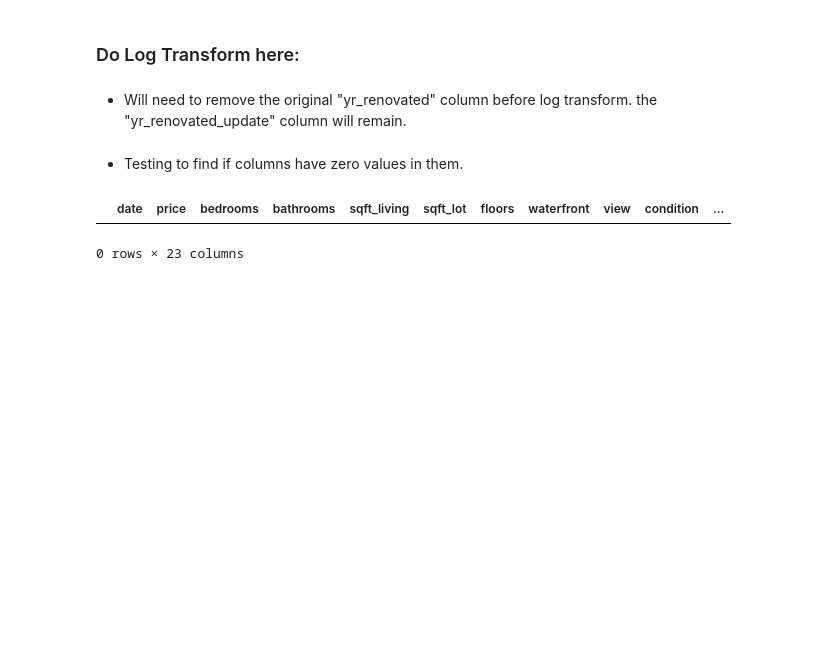
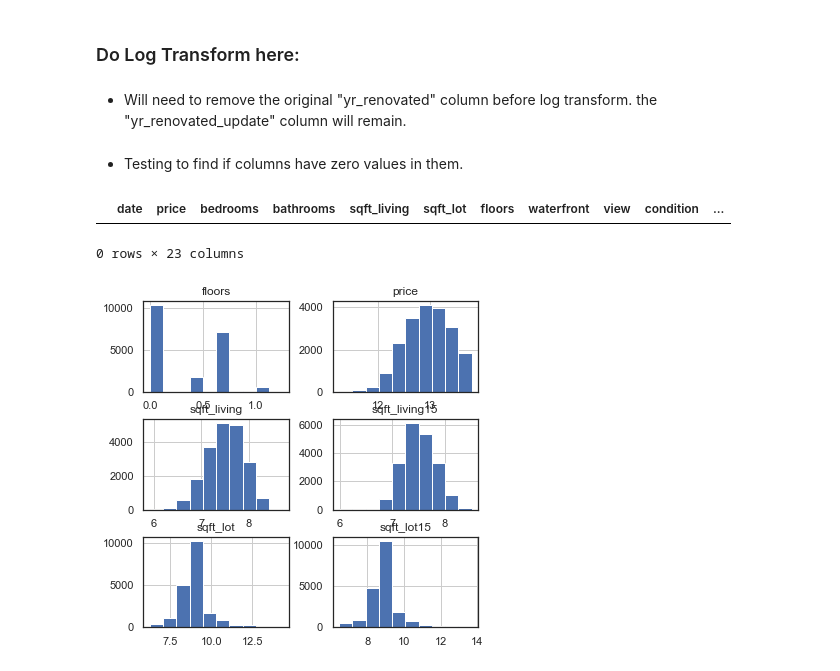
Before and after one commit to witchlane/dsc-1-final-project-online-ds-pt-112618, a Jupyter notebook: MOD 1 PROJECT - FIRST DRAFT.ipynb, the cells around one changed output. Cells and saved outputs as stored; diff of their text form; code cells hidden in the pictures; blank space fills up the shorter version.

```diff
--- a/MOD 1 PROJECT - FIRST DRAFT.ipynb
+++ b/MOD 1 PROJECT - FIRST DRAFT.ipynb
@@ -944,16 +964,18 @@ df[df['sqft_lot'] <10]
 # %%
 data_log = pd.DataFrame([])
 
 data_log['price'] = np.log(data['price'])
 data_log['sqft_living'] = np.log(data['sqft_living'])
 data_log['sqft_lot'] = np.log(data['sqft_lot'])
-data_log['sqft_basement'] = np.log(data['sqft_basement'])
+data_log['floors'] = np.log(data['floors'])
 data_log['sqft_living15'] = np.log(data['sqft_living15'])
-data_log['sqft_lot15'] = np.log(data['sqft_lo15t'])
+data_log['sqft_lot15'] = np.log(data['sqft_lot15'])
 
 data_log.hist(figsize=[6,6]);
 
-#can't transform anything with zero in it.  .00001 - confirmed the above 5 variables do not contain zeros.
+#can't transform anything with zero in it.  .00001 - confirmed the above 6 variables do not contain zeros.
+# %% [output]
+[figure, added]
 # %% [markdown]
 ### Need to address each column and whether continuous or category and whether it will dropped or log transformed:<br/>
 * 'id' - has been dropped.<br/>
```
Also changed, not shown: parts of 45 cells of this notebook.
